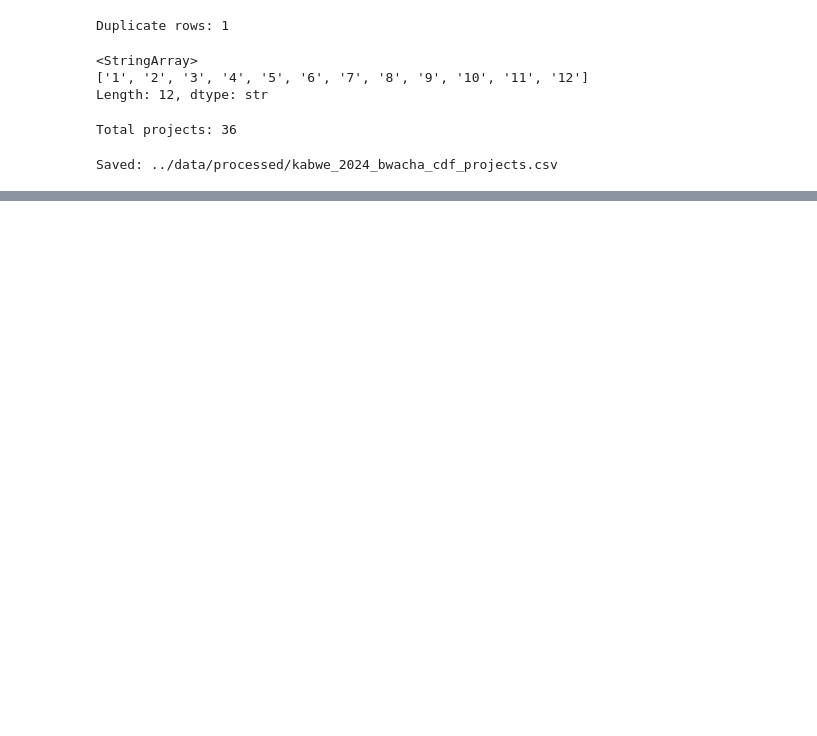
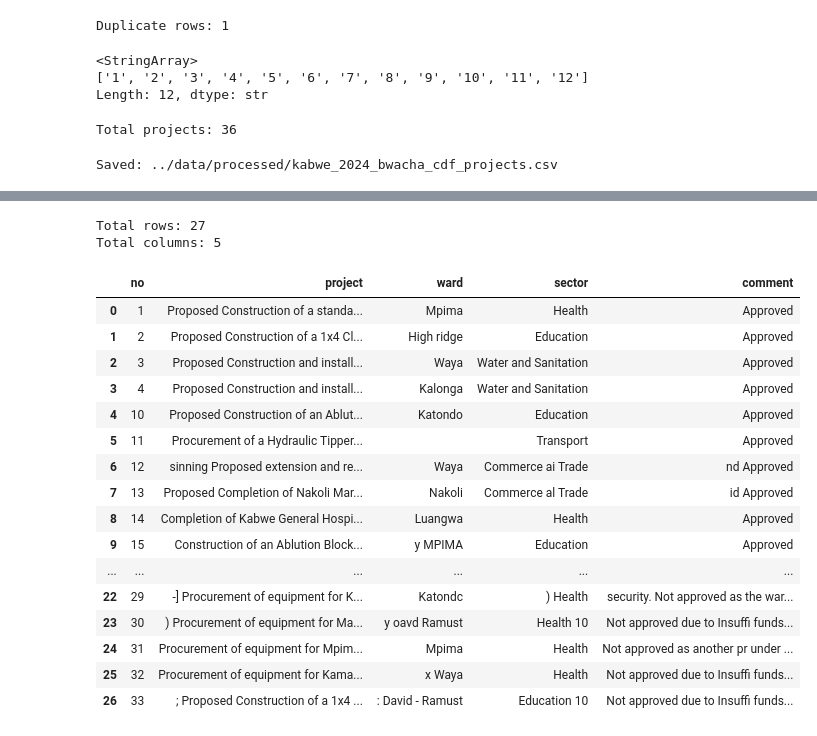
Before and after one commit to pardonchishiba/group6_administration, a Jupyter notebook: notebooks/kabwe_council_dataset.ipynb, the cells around one changed output, grey strips where cells are left out. Drawn from its saved outputs; the diff is of its cells as text; code cells hidden in the pictures; blank space fills up the shorter version.

Commit message:
added 2024_kabwe_central_cdf_projects ectraction pipeline

```diff
--- a/notebooks/kabwe_council_dataset.ipynb
+++ b/notebooks/kabwe_council_dataset.ipynb
@@ -653,0 +2846,22 @@ Columns: 14
+# %%
+# Verify Rows 27–29 using full-row OCR
+
+verification_ranges_p4_2 = [
+    (27, 1100, 1600),
+    (28, 1600, 2050),
+    (29, 2050, 2400),
+]
+
+for row_number, y1, y2 in verification_ranges_p4_2:
+    print("=" * 100)
+    print(f"ROW {row_number}")
+
+    crop = page4.crop((0, y1, 3300, y2))
+
+    text = pytesseract.image_to_string(
+        crop,
+        config="--psm 4"
+    )
+
+    text = re.sub(r"\s+", " ", text)
+    print(text.strip())
@@ -653,0 +2989,43 @@ Columns: 14
+# %%
+# Combine all 33 extracted rows from Pages 1–5
+
+proposed_2025_df = pd.concat(
+    [
+        page1_df,
+        page2_df,
+        page3_df,
+        page4_df,
+        page5_df
+    ],
+    ignore_index=True
+)
+
+# Sort by project number
+proposed_2025_df = proposed_2025_df.sort_values(
+    by="no"
+).reset_index(drop=True)
+
+print("Total rows:", len(proposed_2025_df))
+print("Total columns:", len(proposed_2025_df.columns))
+
+display(proposed_2025_df)
+# %% [output]
+Total rows: 27
+Total columns: 5
+|  | no | project | ward | sector | comment |
+| 0 | 1 | Proposed Construction of a standa... | Mpima | Health | Approved |
+| 1 | 2 | Proposed Construction of a 1x4 Cl... | High ridge | Education | Approved |
+| 2 | 3 | Proposed Construction and install... | Waya | Water and Sanitation | Approved |
+| 3 | 4 | Proposed Construction and install... | Kalonga | Water and Sanitation | Approved |
+| 4 | 10 | Proposed Construction of an Ablut... | Katondo | Education | Approved |
+| 5 | 11 | Procurement of a Hydraulic Tipper... |  | Transport | Approved |
+| 6 | 12 | sinning Proposed extension and re... | Waya | Commerce ai Trade | nd Approved |
+| 7 | 13 | Proposed Completion of Nakoli Mar... | Nakoli | Commerce al Trade | id Approved |
+| 8 | 14 | Completion of Kabwe General Hospi... | Luangwa | Health | Approved |
+| 9 | 15 | Construction of an Ablution Block... | y MPIMA | Education | Approved |
+| ... | ... | ... | ... | ... | ... |
+| 22 | 29 | -] Procurement of equipment for K... | Katondc | ) Health | security. Not approved as the war... |
+| 23 | 30 | ) Procurement of equipment for Ma... | y oavd Ramust | Health 10 | Not approved due to Insuffi funds... |
+| 24 | 31 | Procurement of equipment for Mpim... | Mpima | Health | Not approved as another pr under ... |
+| 25 | 32 | Procurement of equipment for Kama... | x Waya | Health | Not approved due to Insuffi funds... |
+| 26 | 33 | ; Proposed Construction of a 1x4 ... | : David - Ramust | Education 10 | Not approved due to Insuffi funds... |
```
Also changed, not shown: parts of 117 cells of this notebook, 6 other files.
